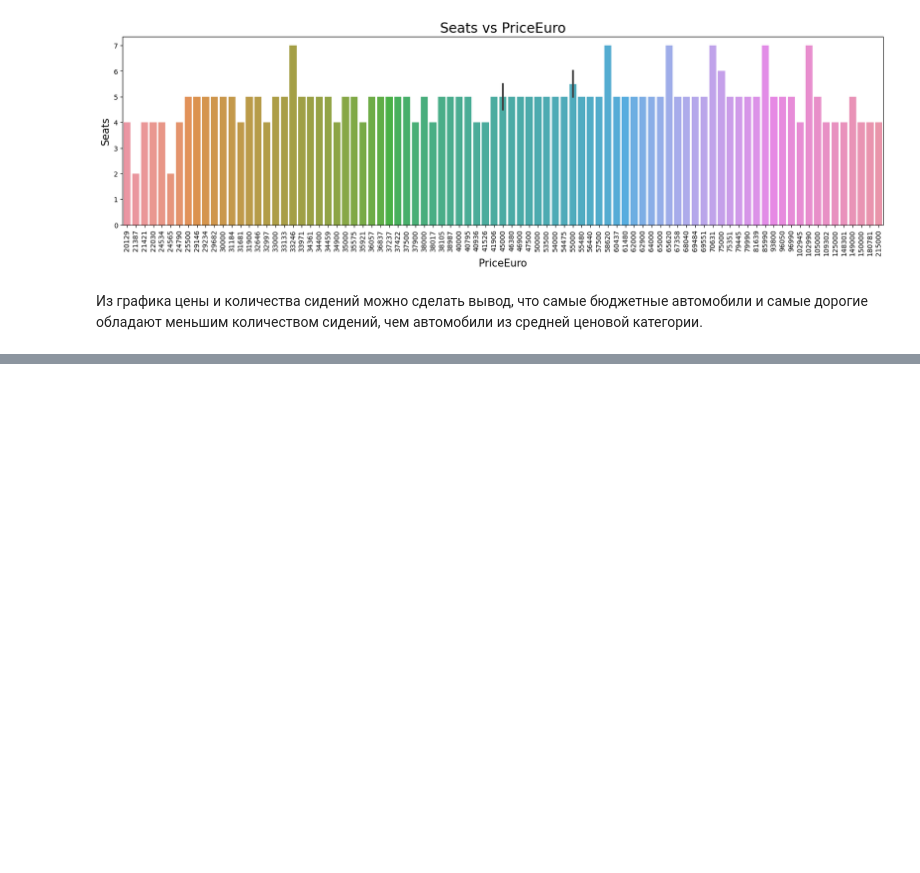
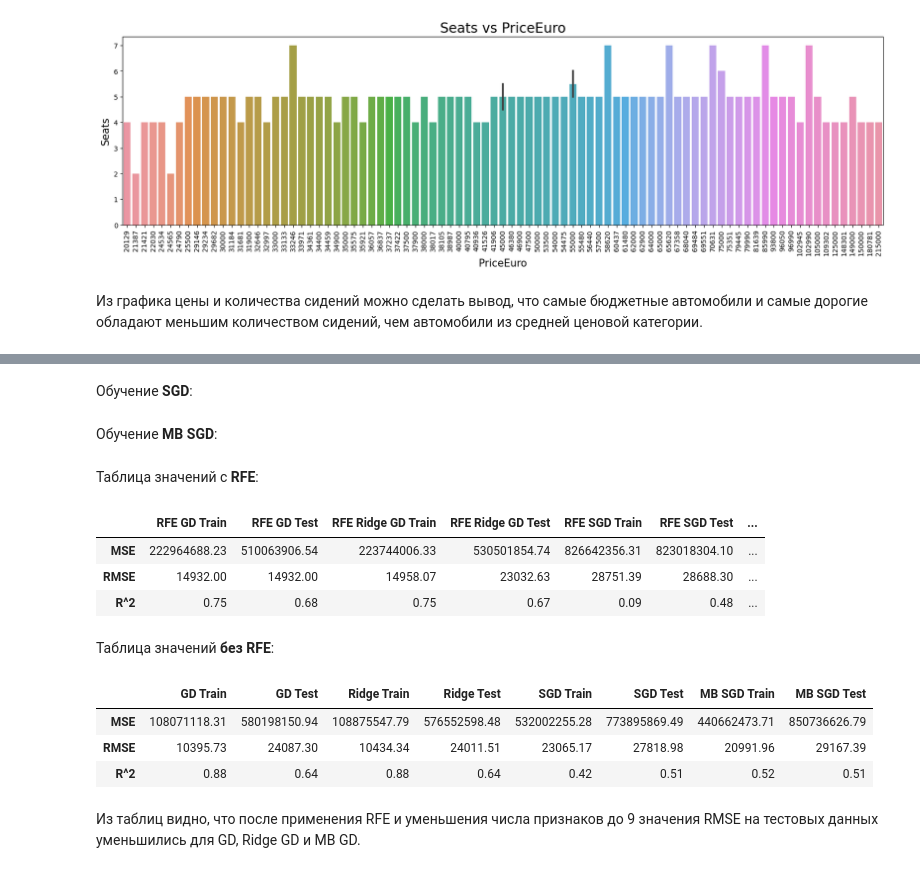
Before and after one commit to daniil-steperev/-SPBU-Machine-Learning-Homework, a Jupyter notebook: [Task1] LinearRegression/LinearRegression.ipynb, the cells around one changed output, grey strips where cells are left out. Saved outputs shown, nothing was run; the diff lists cells and outputs as text; code cells hidden in the pictures; blank space fills up the shorter version.

Commit message:
Added Cross Validation and Recursive Feature Elimination, fixed spelling errors

```diff
--- a/[Task1] LinearRegression/LinearRegression.ipynb
+++ b/[Task1] LinearRegression/LinearRegression.ipynb
@@ -1280,0 +1288,9 @@ cr_df.style.format("{:.2f}")
+# %%
+rfe_features = rfe.get_feature_names_out(input_features = df.drop('PriceEuro', axis = 1).columns)
+x_rfe = df[rfe_features]
+# %%
+x_train_data, x_test_data, y_train_data, y_test_data = train_test_split(x_rfe, y_data, test_size=0.3 , random_state=19)
+
+scaler = StandardScaler()
+x_train_scaled = scaler.fit_transform(x_train_data)
+x_test_scaled = scaler.transform(x_test_data)
@@ -1280,0 +1346,2 @@ cr_df.style.format("{:.2f}")
+# %% [markdown]
+Обучение **SGD**:
@@ -1280,0 +1373,48 @@ cr_df.style.format("{:.2f}")
+# %% [markdown]
+Обучение **MB SGD**:
+# %%
+# Обучение
+learn_rate = 0.002
+batch_size = 72
+iterations = 1000
+
+rfe_mb_sgd_w, rfe_mb_sgd_shift = stochastic_gradient_descent(x_train_scaled, y_train_data.values, learn_rate, batch_size, iterations)
+rfe_mb_sgd_pred_train = np.dot(x_train_data, rfe_mb_sgd_w) + rfe_mb_sgd_shift
+rfe_mb_sgd_pred_test = np.dot(x_test_data, rfe_mb_sgd_w) + rfe_mb_sgd_shift
+
+# Результаты обучающей выборки
+rfe_mb_sgd_mse_train_res = mean_squared_error(y_train_data, rfe_mb_sgd_pred_train, squared=True)
+rfe_mb_sgd_rmse_train_res = mean_squared_error(y_train_data, rfe_mb_sgd_pred_train, squared=False)
+rfe_mb_sgd_r2_train_res = r2_score(y_train_data, rfe_mb_sgd_pred_train)
+
+# Результаты тестовой выборки
+rfe_mb_sgd_mse_test_res = mean_squared_error(y_test_data, rfe_mb_sgd_pred_test, squared=True)
+rfe_mb_sgd_rmse_test_res = mean_squared_error(y_test_data, rfe_mb_sgd_pred_test, squared=False)
+rfe_mb_sgd_r2_test_res = r2_score(y_test_data, rfe_mb_sgd_pred_test)
+
+# Добавляем значения в таблицу
+rfe_result.insert(rfe_result.shape[1], 'RFE MB GD Train',
+              [rfe_mb_sgd_mse_train_res, rfe_mb_sgd_rmse_train_res, rfe_mb_sgd_r2_train_res], True)
+
+rfe_result.insert(rfe_result.shape[1], 'RFE MB GD Test',
+              [rfe_mb_sgd_mse_test_res, rfe_mb_sgd_rmse_test_res, rfe_mb_sgd_r2_test_res], True)
+# %% [markdown]
+Таблица значений с **RFE**:
+# %%
+rfe_result.style.format("{:.2f}")
+# %% [output]
+|  | RFE GD Train | RFE GD Test | RFE Ridge GD Train | RFE Ridge GD Test | RFE SGD Train | RFE SGD Test | ... |
+| MSE | 222964688.23 | 510063906.54 | 223744006.33 | 530501854.74 | 826642356.31 | 823018304.10 | ... |
+| RMSE | 14932.00 | 14932.00 | 14958.07 | 23032.63 | 28751.39 | 28688.30 | ... |
+| R^2 | 0.75 | 0.68 | 0.75 | 0.67 | 0.09 | 0.48 | ... |
+# %% [markdown]
+Таблица значений **без RFE**:
+# %%
+result.style.format("{:.2f}")
+# %% [output]
+|  | GD Train | GD Test | Ridge Train | Ridge Test | SGD Train | SGD Test | MB SGD Train | MB SGD Test |
+| MSE | 108071118.31 | 580198150.94 | 108875547.79 | 576552598.48 | 532002255.28 | 773895869.49 | 440662473.71 | 850736626.79 |
+| RMSE | 10395.73 | 24087.30 | 10434.34 | 24011.51 | 23065.17 | 27818.98 | 20991.96 | 29167.39 |
+| R^2 | 0.88 | 0.64 | 0.88 | 0.64 | 0.42 | 0.51 | 0.52 | 0.51 |
+# %% [markdown]
+Из таблиц видно, что после применения RFE и уменьшения числа признаков до 9 значения RMSE на тестовых данных уменьшились для GD, Ridge GD и MB GD.
```
Also changed, not shown: parts of 151 cells of this notebook.
